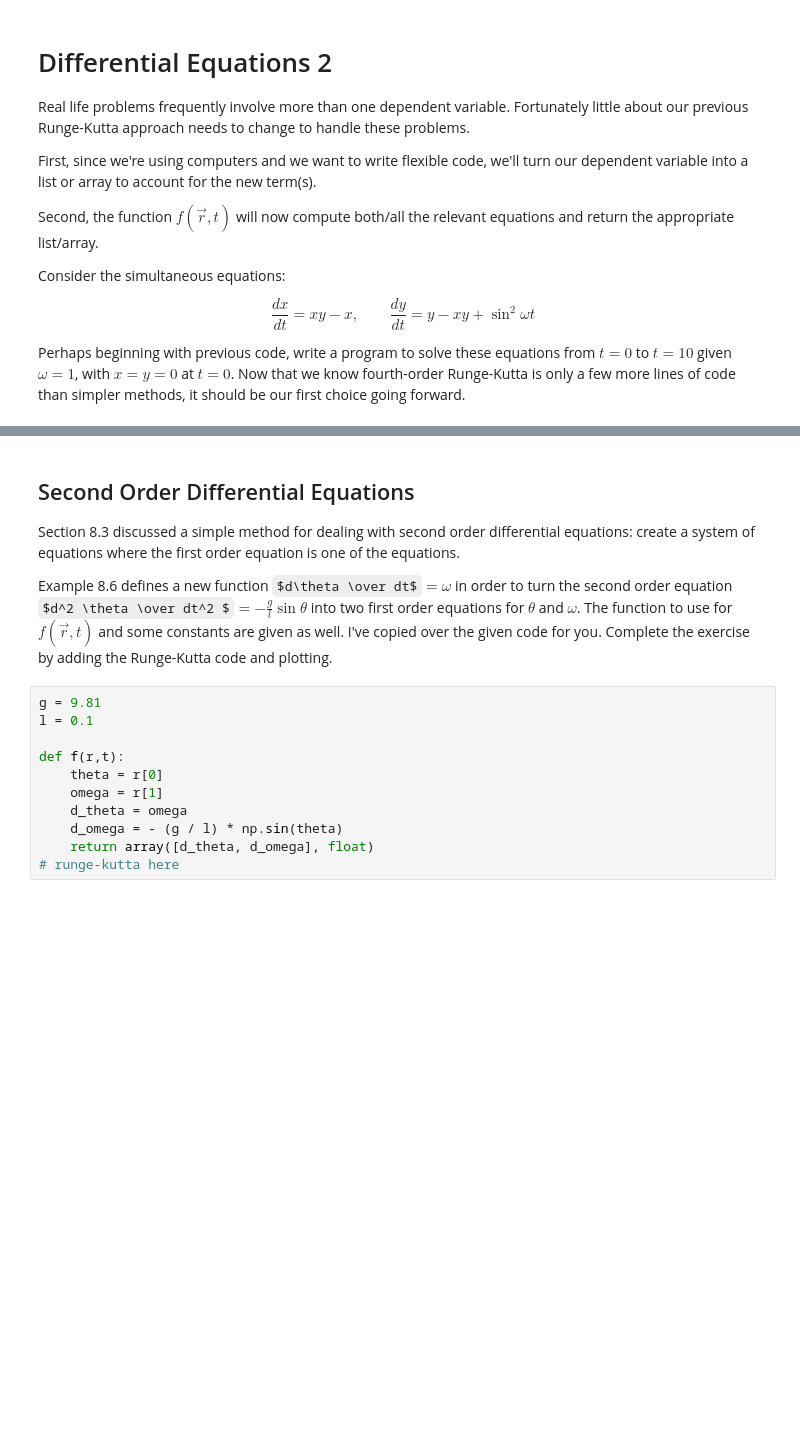
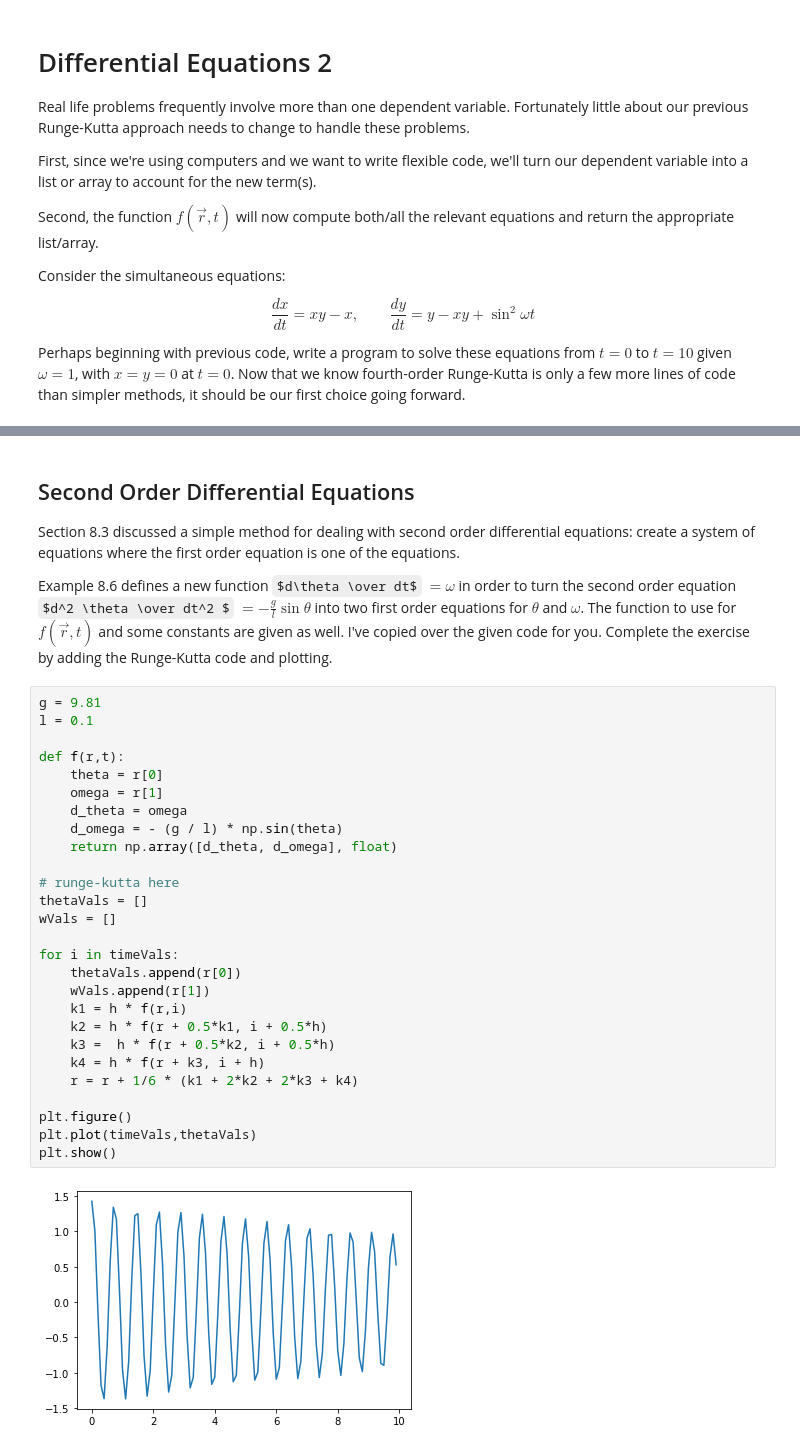
Before and after one commit to GeoffHennessy/Hennessy-Phys50733, a Jupyter notebook: Class work/Class work/diff_eq_2.ipynb, the cells around one changed output, grey strips where cells are left out. Drawn from its saved outputs; the diff is of its cells as text; some formulas as TeX source; blank space fills up the shorter version.

```diff
--- a/Class work/Class work/diff_eq_2.ipynb
+++ b/Class work/Class work/diff_eq_2.ipynb
@@ -47,15 +57,33 @@ for i in timeVals:
 
 Section 8.3 discussed a simple method for dealing with second order differential equations: create a system of equations where the first order equation is one of the equations.
 
-Example 8.6 defines a new function $d\theta \over dt$$ = \omega$ in order to turn the second order equation $d^2 \theta \over dt^2 $$= - \frac{g}{l} \sin \theta$ into two first order equations for $\theta$ and $\omega$. The function to use for $f(\vec{r}, t)$ and some constants are given as well. I've copied over the given code for you. Complete the exercise by adding the Runge-Kutta code and plotting.
+Example 8.6 defines a new function $d\theta \over dt$ $ = \omega$ in order to turn the second order equation $d^2 \theta \over dt^2 $ $= - \frac{g}{l} \sin \theta$ into two first order equations for $\theta$ and $\omega$. The function to use for $f(\vec{r}, t)$ and some constants are given as well. I've copied over the given code for you. Complete the exercise by adding the Runge-Kutta code and plotting.
 # %%
 g = 9.81
 l = 0.1
 
 def f(r,t):
     theta = r[0]
     omega = r[1]
     d_theta = omega
     d_omega = - (g / l) * np.sin(theta)
-    return array([d_theta, d_omega], float)
+    return np.array([d_theta, d_omega], float)
+
 # runge-kutta here
+thetaVals = []
+wVals = []
+
+for i in timeVals:
+    thetaVals.append(r[0])
+    wVals.append(r[1])
+    k1 = h * f(r,i)
+    k2 = h * f(r + 0.5*k1, i + 0.5*h)
+    k3 =  h * f(r + 0.5*k2, i + 0.5*h)
+    k4 = h * f(r + k3, i + h)
+    r = r + 1/6 * (k1 + 2*k2 + 2*k3 + k4)
+
+plt.figure()
+plt.plot(timeVals,thetaVals)
+plt.show()
+# %% [output]
+[figure, added]
```
Also changed, not shown: parts of 1 cell of this notebook, 1 other file.
